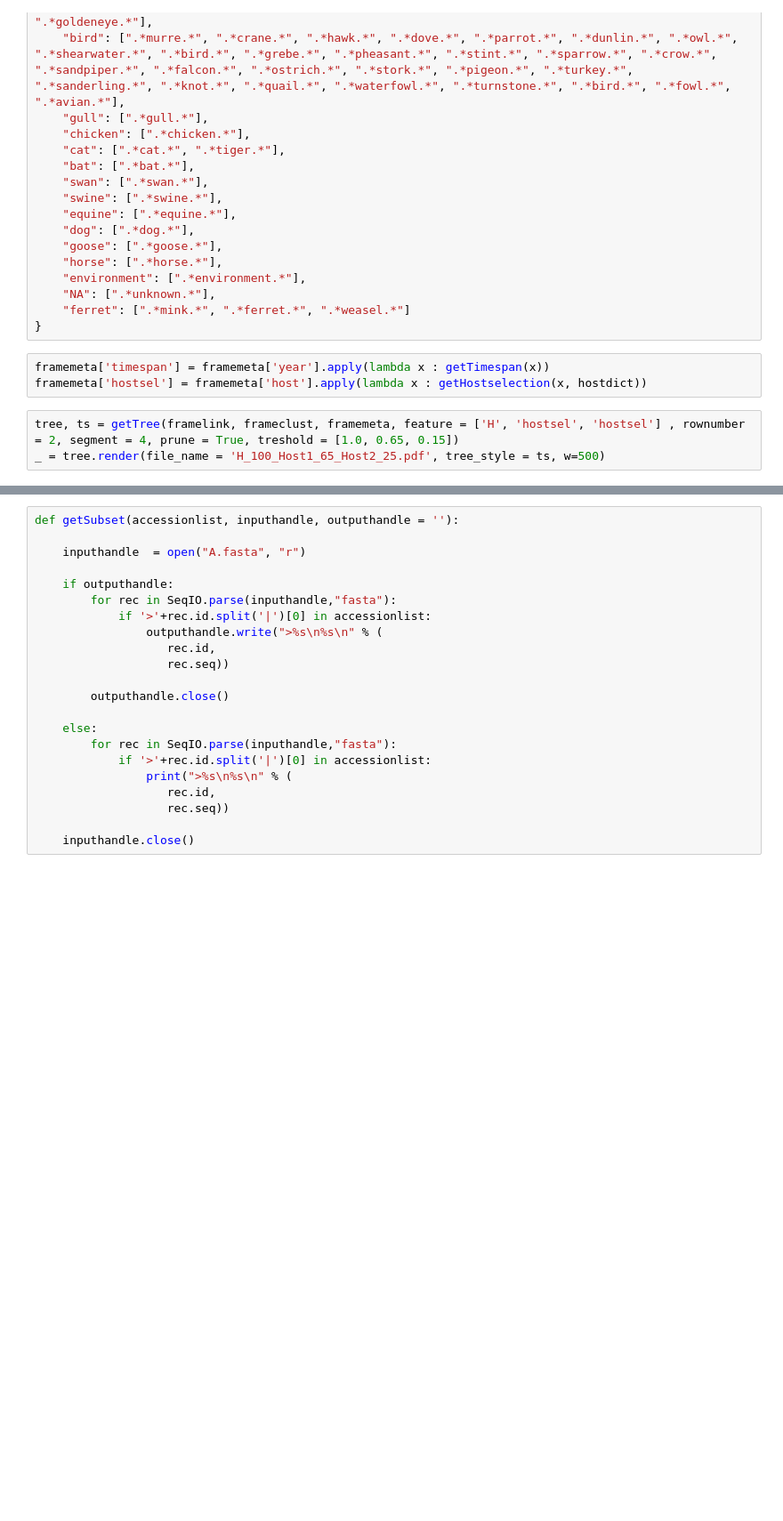
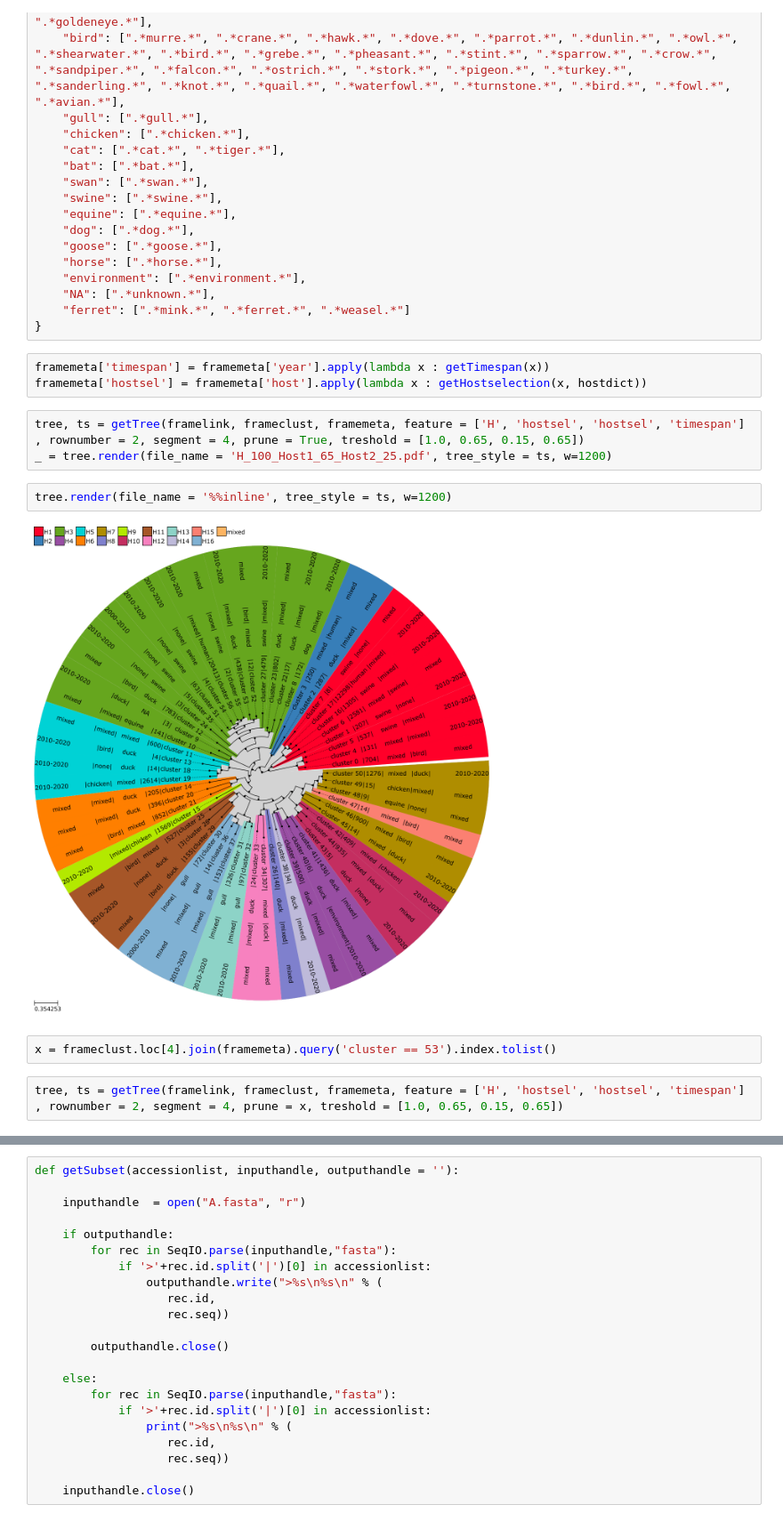
Before and after one commit to ahenoch/FluClust, a Jupyter notebook: Tree.ipynb, the cells around one changed output, grey strips where cells are left out. Shown at 89% size. Saved outputs shown, nothing was run; the diff lists cells and outputs as text; blank space fills up the shorter version.

```diff
--- a/Tree.ipynb
+++ b/Tree.ipynb
@@ -254,6 +280,14 @@ hostdict =	{
 # %%
 framemeta['timespan'] = framemeta['year'].apply(lambda x : getTimespan(x))
 framemeta['hostsel'] = framemeta['host'].apply(lambda x : getHostselection(x, hostdict))
-# %%
-tree, ts = getTree(framelink, frameclust, framemeta, feature = ['H', 'hostsel', 'hostsel'] , rownumber = 2, segment = 4, prune = True, treshold = [1.0, 0.65, 0.15])
-_ = tree.render(file_name = 'H_100_Host1_65_Host2_25.pdf', tree_style = ts, w=500)
+# %%
+tree, ts = getTree(framelink, frameclust, framemeta, feature = ['H', 'hostsel', 'hostsel', 'timespan'] , rownumber = 2, segment = 4, prune = True, treshold = [1.0, 0.65, 0.15, 0.65])
+_ = tree.render(file_name = 'H_100_Host1_65_Host2_25.pdf', tree_style = ts, w=1200)
+# %%
+tree.render(file_name = '%%inline', tree_style = ts, w=1200)
+# %% [output]
+[figure, added]
+# %%
+x = frameclust.loc[4].join(framemeta).query('cluster == 53').index.tolist()
+# %%
+tree, ts = getTree(framelink, frameclust, framemeta, feature = ['H', 'hostsel', 'hostsel', 'timespan'] , rownumber = 2, segment = 4, prune = x, treshold = [1.0, 0.65, 0.15, 0.65])
```
Also changed, not shown: parts of 3 cells of this notebook.
